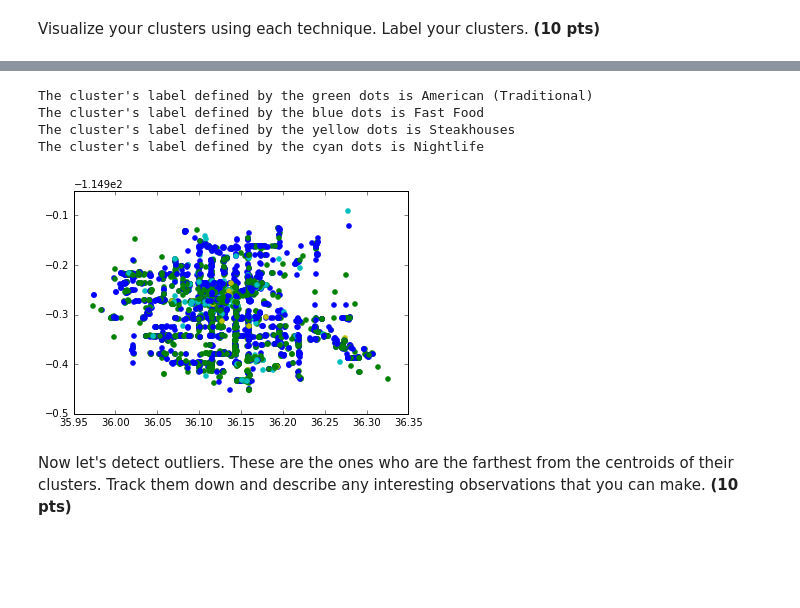
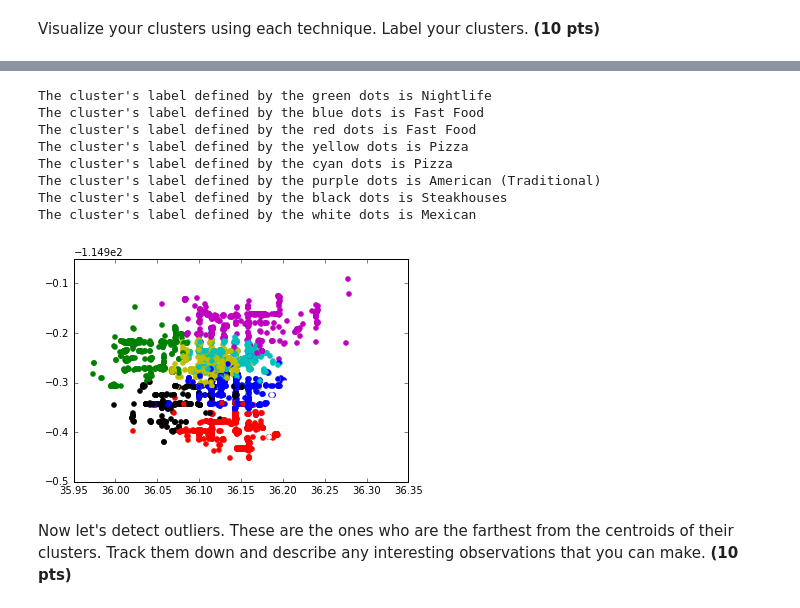
Before and after one commit to yiannissakk/homeworks591datascience, a Jupyter notebook: hw2-submission/Homework-2.ipynb, the cells around one changed output, grey strips where cells are left out. Saved outputs shown, nothing was run; the diff lists cells and outputs as text; code cells hidden in the pictures; blank space fills up the shorter version.

```diff
--- a/hw2-submission/Homework-2.ipynb
+++ b/hw2-submission/Homework-2.ipynb
@@ -306,8 +350,8 @@ The cluster's label defined by the yellow dots is Steakhouses
 # %%
-#error function 1
-error = np.zeros(25)
+#error function for kmeans
+error = np.zeros(40)
 error[0] = 0;
-for k in range(1,25):
+for k in range(1,40):
     kmeans = KMeans(init='k-means++', n_clusters=k, n_init=10)
     kmeans.fit_predict(vector_arr)
     error[k] = kmeans.inertia_
@@ -321,12 +364,0 @@ plt.ylabel('Error')
-# %%
-#error function 2
-error = np.zeros(11)
-error[0] = 0;
-for k in range(1,11):
-    kmeans = KMeans(init='k-means++', n_clusters=k, n_init=10)
-    kmeans.fit_predict(vector_arr)
-    error[k] = kmeans.inertia_
-
-plt.plot(range(1,len(error)),error[1:])
-plt.xlabel('Number of clusters')
-plt.ylabel('Error')
@@ -352,44 +378,69 @@ plt.show()
 # %%
-#GMM. Chose 4 clusters because similar with kmeans
+#GMM. Chose 4 clusters because of similarity with kmeans
 gmm.fit(vector_arr)
 y_pred =gmm.predict(vector_arr)
-
+ #same labeling method as in kmeans
 restindex = -1
 cluster0 = []
 cluster1 = []
 cluster2 = []
 cluster3 = []
+cluster4 = []
+cluster5 = []
+cluster6 = []
+cluster7 = []
 
-for i in y_pred:
+for i in labels:
     restindex = restindex + 1
     if i == 0:
         cluster0.append(restindex)
     if i == 1:
         cluster1.append(restindex)
     if i == 2:
         cluster2.append(restindex)
     if i == 3:
         cluster3.append(restindex)
+    if i == 4:
+        cluster4.append(restindex)
+    if i == 5:
+        cluster5.append(restindex)
+    if i == 6:
+        cluster6.append(restindex)
+    if i == 7:
+        cluster7.append(restindex)
 
-c = labelit(cluster0, data)
-print("The cluster's label defined by the green dots is "+c)
-d = labelit(cluster1, data)
-print("The cluster's label defined by the blue dots is "+d)
-e = labelit(cluster2, data)
-print("The cluster's label defined by the yellow dots is "+e)
 
-f = labelit(cluster3, data)
-print("The cluster's label defined by the cyan dots is "+f)
+cc = labelit(cluster0, data)
+print ("The cluster's label defined by the green dots is "+cc)
+dd = labelit(cluster1, data)
+print ("The cluster's label defined by the blue dots is "+dd)
+ee = labelit(cluster2, data)
+print ("The cluster's label defined by the red dots is "+ee)
+ff = labelit(cluster3, data)
+print("The cluster's label defined by the yellow dots is "+ff)
+gg = labelit(cluster4, data)
+print ("The cluster's label defined by the cyan dots is "+gg)
+hh = labelit(cluster5, data)
+print ("The cluster's label defined by the purple dots is "+hh)
+ii = labelit(cluster6, data)
+print ("The cluster's label defined by the black dots is "+ii)
+jj = labelit(cluster7, data)
+print("The cluster's label defined by the white dots is "+jj)
 
-colors = ["g.", "b.", "y.", "c.", "m.", "k.", "w."]
+
+colors = ["g.", "b.", "r.", "y.", "c.", "m.", "k.", "w."]
 
 for i in range(len(vector_arr)):
-    plt.plot(vector_arr[i][485], vector_arr[i][486], colors[y_pred[i]], markersize = 10)
+    plt.plot(vector_arr[i][473], vector_arr[i][485], colors[y_pred[i]], markersize = 10)
 # %% [output]
-The cluster's label defined by the green dots is American (Traditional)
+The cluster's label defined by the green dots is Nightlife
 The cluster's label defined by the blue dots is Fast Food
-The cluster's label defined by the yellow dots is Steakhouses
-The cluster's label defined by the cyan dots is Nightlife
+The cluster's label defined by the red dots is Fast Food
+The cluster's label defined by the yellow dots is Pizza
+The cluster's label defined by the cyan dots is Pizza
+The cluster's label defined by the purple dots is American (Traditional)
+The cluster's label defined by the black dots is Steakhouses
+The cluster's label defined by the white dots is Mexican
-[figure, old version]
+[figure, new version]
 # %% [markdown]
 Now let's detect outliers. These are the ones who are the farthest from the centroids of their clusters. Track them down and describe any interesting observations that you can make. **(10 pts)**
```
Also changed, not shown: parts of 13 cells of this notebook.
